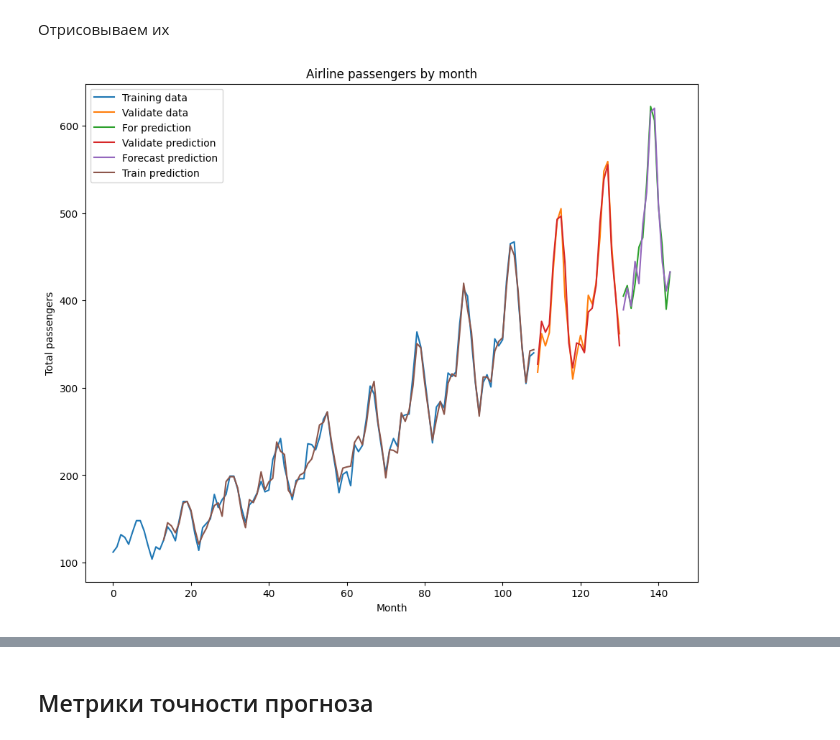
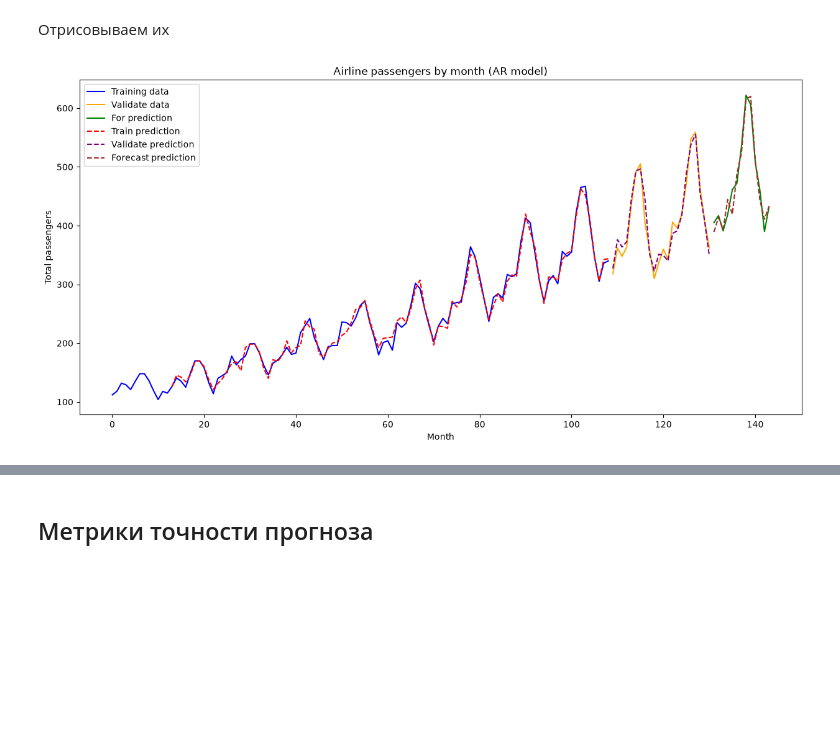
Before and after one commit to Dream-Prodigy/My-project, a Jupyter notebook: practice_4/practice4.ipynb, the cells around one changed output, grey strips where cells are left out. Saved outputs shown, nothing was run; the diff lists cells and outputs as text; code cells hidden in the pictures; blank space fills up the shorter version.

```diff
--- a/practice_4/practice4.ipynb
+++ b/practice_4/practice4.ipynb
@@ -496,23 +497,34 @@ fig = res.plot_predict(train_cutoff)
 # %% [markdown]
 Формируем предсказанные временные ряды
 # %%
-pred = res.predict(start=0, end=train_cutoff, dynamic=False)
-v_pred = res.predict(start=train_cutoff+1, end=(validate_cutoff), dynamic=False)
-f_pred = res.predict(start=validate_cutoff + 1, end=(forecast_df.t[len(df.t)-1]), dynamic=False)
+# Делаем предсказания для всех трех интервалов
+# start=0, end=train_cutoff - предсказание на train (in-sample)
+pred_train = res.predict(start=0, end=train_cutoff, dynamic=False)
+
+# Предсказание на validation (out-of-sample)
+pred_val = res.predict(start=train_cutoff + 1, end=validate_cutoff, dynamic=False)
+
+# Предсказание на forecast (out-of-sample)
+pred_forecast = res.predict(start=validate_cutoff + 1, end=df.index[-1], dynamic=False)
 # %% [markdown]
 Отрисовываем их
 # %%
-plt.plot(train_df.t, train_df.x, label='Training data')
-plt.plot(validate_df.t, validate_df.x, label='Validate data')
-plt.plot(forecast_df.t, forecast_df.x, label='For prediction')
-plt.plot(validate_df.t, v_pred, label='Validate prediction ')
-plt.plot(forecast_df.t, f_pred, label='Forecast prediction')
-plt.plot(train_df.t, pred, label='Train prediction')
+plt.figure(figsize=(15, 7))
+
+# Рисуем исходные данные
+plt.plot(train_df.t, train_df.x, label='Training data', color='blue')
+plt.plot(validate_df.t, validate_df.x, label='Validate data', color='orange')
+plt.plot(forecast_df.t, forecast_df.x, label='For prediction', color='green')
+
+# Рисуем предсказания
+plt.plot(train_df.t, pred_train, label='Train prediction', color='red', linestyle='--')
+plt.plot(validate_df.t, pred_val, label='Validate prediction', color='purple', linestyle='--')
+plt.plot(forecast_df.t, pred_forecast, label='Forecast prediction', color='brown', linestyle='--')
 
 plt.legend()
-plt.title('Airline passengers by month')
+plt.title('Airline passengers by month (AR model)')
 plt.ylabel('Total passengers')
 plt.xlabel('Month')
 plt.show()
 # %% [output]
-[figure, old version]
+[figure, new version]
```
Also changed, not shown: parts of 23 cells of this notebook.
